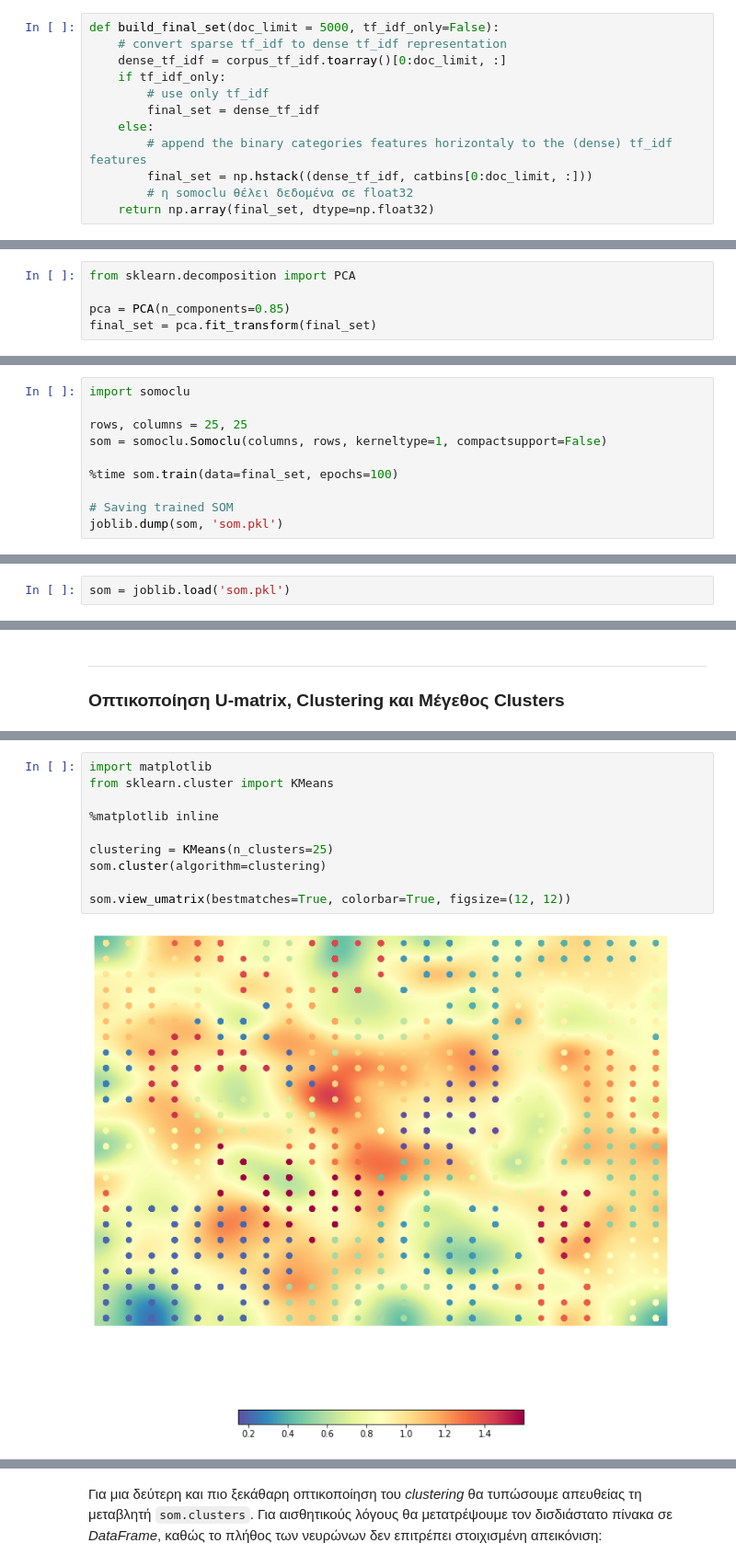
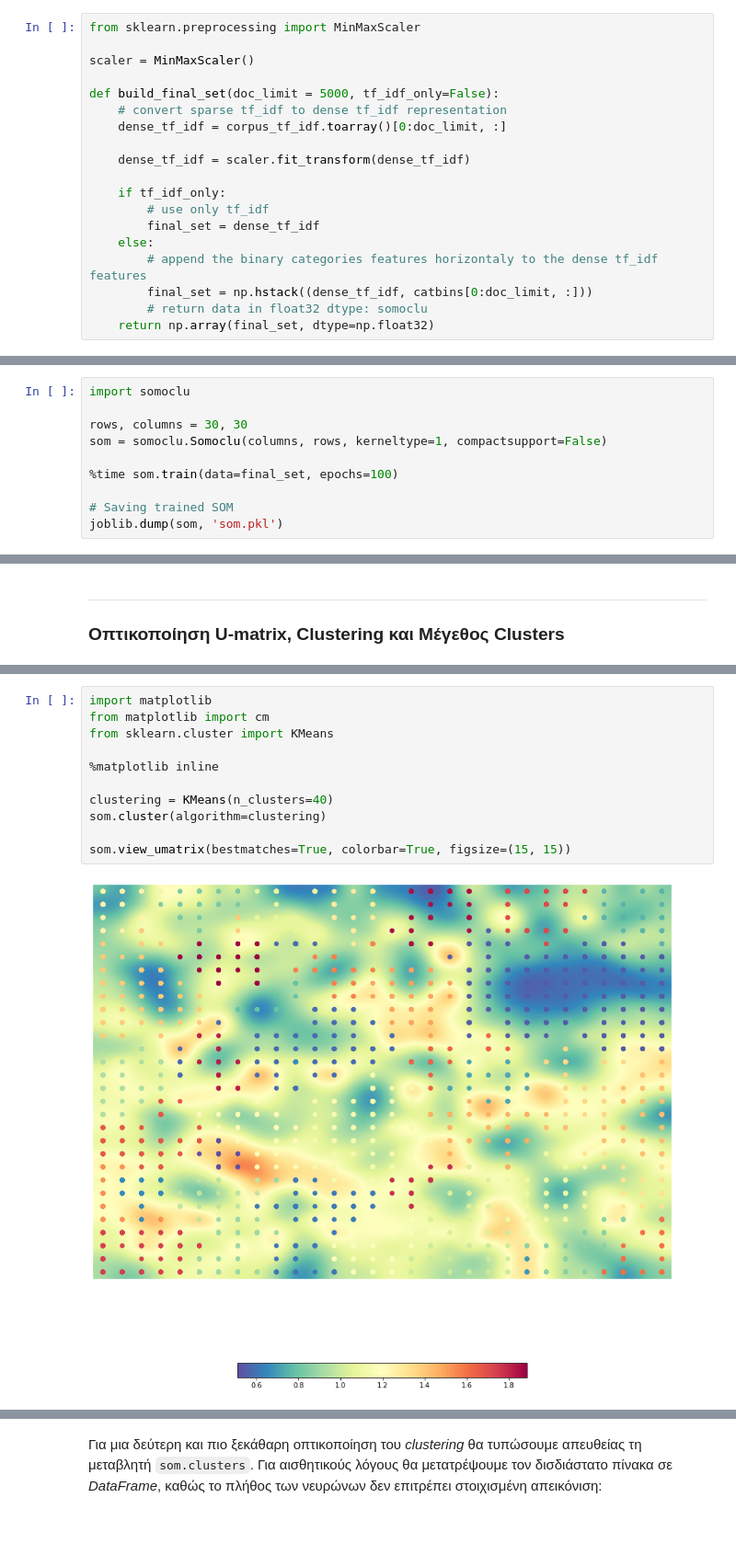
Before and after one commit to sonqo/ntua-ypsilon, a Jupyter notebook: 3_Neural_Networks_Intelligent_Systems/2_RecommenderSystem_SOM/A11.ipynb, the cells around one changed output, grey strips where cells are left out. Shown at 92% size. Saved outputs shown, nothing was run; the diff lists cells and outputs as text; blank space fills up the shorter version.

Commit message:
Completed Content-based Recommending System and SOM movie clustering

```diff
--- a/3_Neural_Networks_Intelligent_Systems/2_RecommenderSystem_SOM/A11.ipynb
+++ b/3_Neural_Networks_Intelligent_Systems/2_RecommenderSystem_SOM/A11.ipynb
@@ -211,14 +217,21 @@ corpus_tf_idf.shape
 # %%
+from sklearn.preprocessing import MinMaxScaler
+
+scaler = MinMaxScaler()
+
 def build_final_set(doc_limit = 5000, tf_idf_only=False):
     # convert sparse tf_idf to dense tf_idf representation
     dense_tf_idf = corpus_tf_idf.toarray()[0:doc_limit, :]
+
+    dense_tf_idf = scaler.fit_transform(dense_tf_idf)
+
     if tf_idf_only:
         # use only tf_idf
         final_set = dense_tf_idf
     else:
-        # append the binary categories features horizontaly to the (dense) tf_idf features
+        # append the binary categories features horizontaly to the dense tf_idf features
         final_set = np.hstack((dense_tf_idf, catbins[0:doc_limit, :]))
-        # η somoclu θέλει δεδομένα σε float32
+        # return data in float32 dtype: somoclu
     return np.array(final_set, dtype=np.float32)
 # %%
 final_set = build_final_set()
@@ -231,5 +241,0 @@ final_set.shape
-# %%
-from sklearn.decomposition import PCA
-
-pca = PCA(n_components=0.85)
-final_set = pca.fit_transform(final_set)
@@ -248,7 +250,7 @@ final_set.shape
 # %%
 import somoclu
 
-rows, columns = 25, 25
+rows, columns = 30, 30
 som = somoclu.Somoclu(columns, rows, kerneltype=1, compactsupport=False)
 
 %time som.train(data=final_set, epochs=100)
@@ -261,5 +264,3 @@ Wall time: 15min 35s
-# %%
-som = joblib.load('som.pkl')
 # %% [markdown]
 ---
 
@@ -283,15 +289,16 @@ bmus_array.shape
 # %%
 import matplotlib
+from matplotlib import cm
 from sklearn.cluster import KMeans
 
 %matplotlib inline
 
-clustering = KMeans(n_clusters=25)
+clustering = KMeans(n_clusters=40)
 som.cluster(algorithm=clustering)
 
-som.view_umatrix(bestmatches=True, colorbar=True, figsize=(12, 12))
+som.view_umatrix(bestmatches=True, colorbar=True, figsize=(15, 15))
 # %% [output]
-[figure, old version]
+[figure, new version]
 <module 'matplotlib.pyplot' from '/usr/local/lib/python3.6/dist-packages/matplotlib/pyplot.py'>
 # %% [markdown]
 Για μια δεύτερη και πιο ξεκάθαρη οπτικοποίηση του *clustering* θα τυπώσουμε απευθείας τη μεταβλητή `som.clusters`. Για αισθητικούς λόγους θα μετατρέψουμε τον δισδιάστατο πίνακα σε *DataFrame*, καθώς το πλήθος των νευρώνων δεν επιτρέπει στοιχισμένη απεικόνιση:
```
Also changed, not shown: parts of 40 cells of this notebook.
